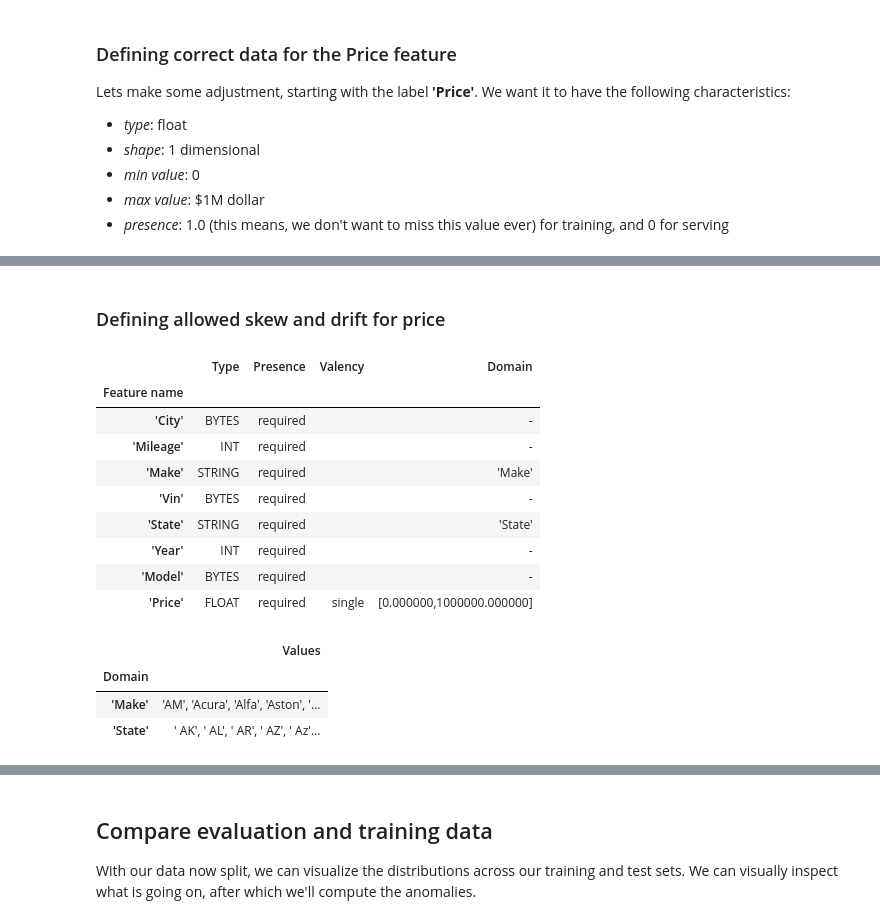
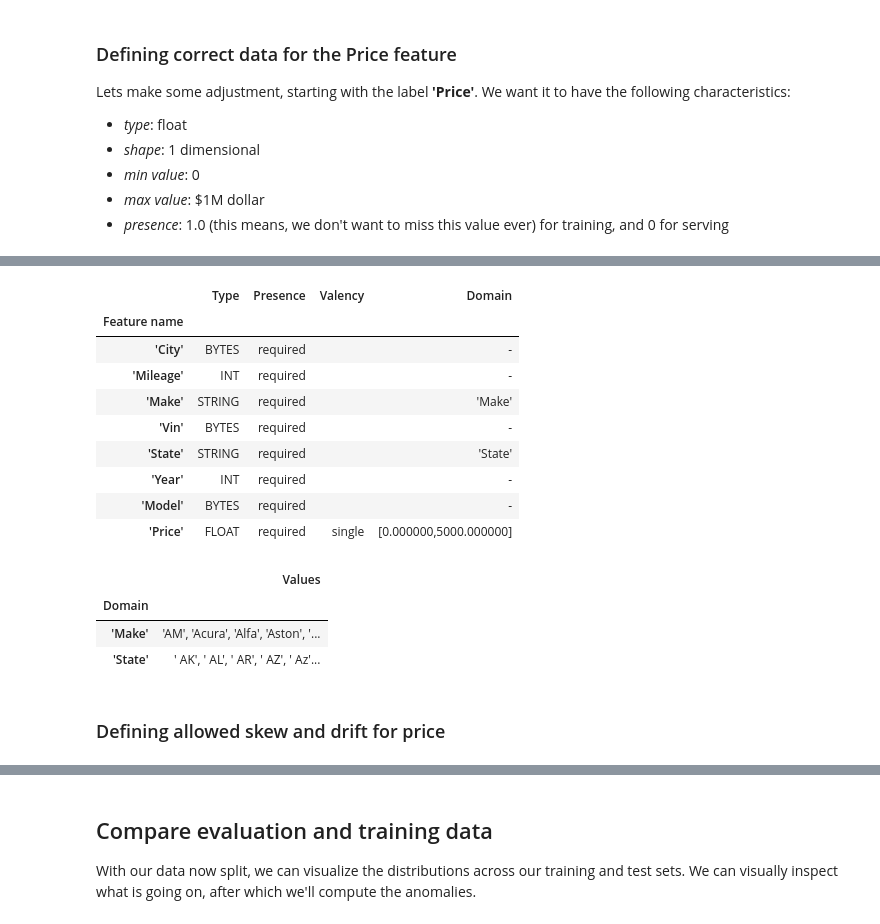
Before and after one commit to evanderknaap/tfvalidate, a Jupyter notebook: notebooks/Distribute.ipynb, the cells around one changed output, grey strips where cells are left out. Drawn from its saved outputs; the diff is of its cells as text; code cells hidden in the pictures.

```diff
--- a/notebooks/Distribute.ipynb
+++ b/notebooks/Distribute.ipynb
@@ -257,7 +257,7 @@ price_feature.value_count.min = 1
 price_feature.value_count.max = 1
 
 # Min and max values
-prc_domain = schema_pb2.FloatDomain(name ='Price',min = 0, max = 1e6) # Price is positive and not more than 1M
+prc_domain = schema_pb2.FloatDomain(name ='Price',min = 0, max = 5000) # Price is positive and not more than 1M
 tfdv.set_domain(train_schema, 'Price', prc_domain)
 
 # Presence
@@ -268,3 +268,4 @@ price_feature.presence.min_fraction = 1.0 # there should always be a price, as i
 
 # Our newly defined feature looks the following
 tfdv.display_schema(schema=train_schema)
+# %% [output]
@@ -271,27 +273,26 @@ tfdv.display_schema(schema=train_schema)
+|  | Type | Presence | Valency | Domain |
+| Feature name |  |  |  |  |
+| 'City' | BYTES | required |  | - |
+| 'Mileage' | INT | required |  | - |
+| 'Make' | STRING | required |  | 'Make' |
+| 'Vin' | BYTES | required |  | - |
+| 'State' | STRING | required |  | 'State' |
+| 'Year' | INT | required |  | - |
+| 'Model' | BYTES | required |  | - |
+| 'Price' | FLOAT | required | single | [0.000000,5000.000000] |
+|  | Values |
+| Domain |  |
+| 'Make' | 'AM', 'Acura', 'Alfa', 'Aston', '... |
+| 'State' | ' AK', ' AL', ' AR', ' AZ', ' Az'... |
 # %% [markdown]
 <h3>Defining allowed skew and drift for price</h3>
 # %%
 # Skew and drift
-price_feature.skew_comparator.infinity_norm.threshold = 0.01  # 1% skew allowed
-price_feature.drift_comparator.infinity_norm.threshold = 0.01 # 1% drift allowed
+price_feature.skew_comparator.infinity_norm.threshold = 0.1  # 1% skew allowed
+price_feature.drift_comparator.infinity_norm.threshold = 0.1 # 1% drift allowed
 
 # We can now write the changes we mades to the schema, to disk
 tfdv.write_schema_text(train_schema, os.path.join(DATA_DIR,'train_schema_adjusted'))
-# %% [output]
-|  | Type | Presence | Valency | Domain |
-| Feature name |  |  |  |  |
-| 'City' | BYTES | required |  | - |
-| 'Mileage' | INT | required |  | - |
-| 'Make' | STRING | required |  | 'Make' |
-| 'Vin' | BYTES | required |  | - |
-| 'State' | STRING | required |  | 'State' |
-| 'Year' | INT | required |  | - |
-| 'Model' | BYTES | required |  | - |
-| 'Price' | FLOAT | required | single | [0.000000,1000000.000000] |
-|  | Values |
-| Domain |  |
-| 'Make' | 'AM', 'Acura', 'Alfa', 'Aston', '... |
-| 'State' | ' AK', ' AL', ' AR', ' AZ', ' Az'... |
 # %%
 # Lets visualize the changes we made to our schema.
 new_train_schema = tfdv.load_schema_text(os.path.join(DATA_DIR,'train_schema_adjusted'))
```
Also changed, not shown: parts of 22 cells of this notebook.
